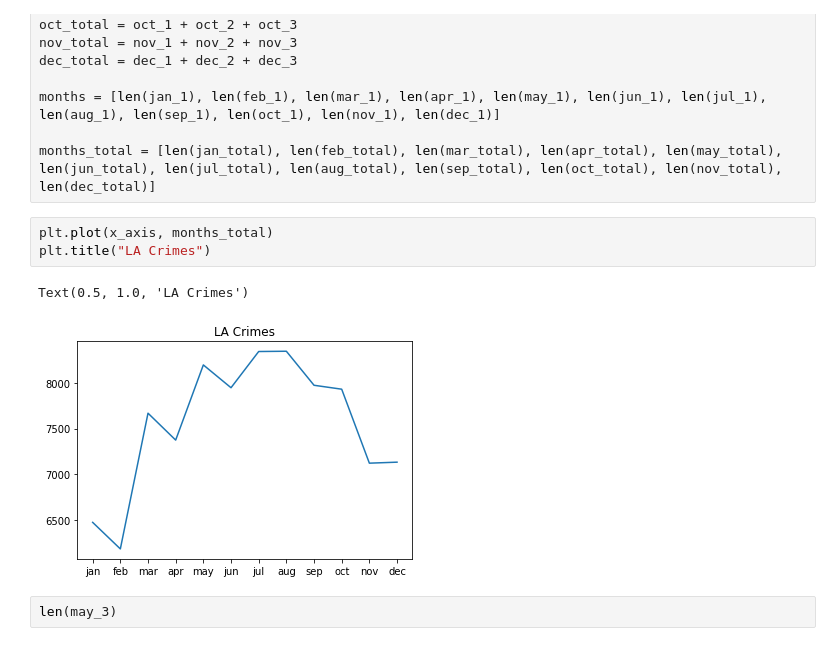
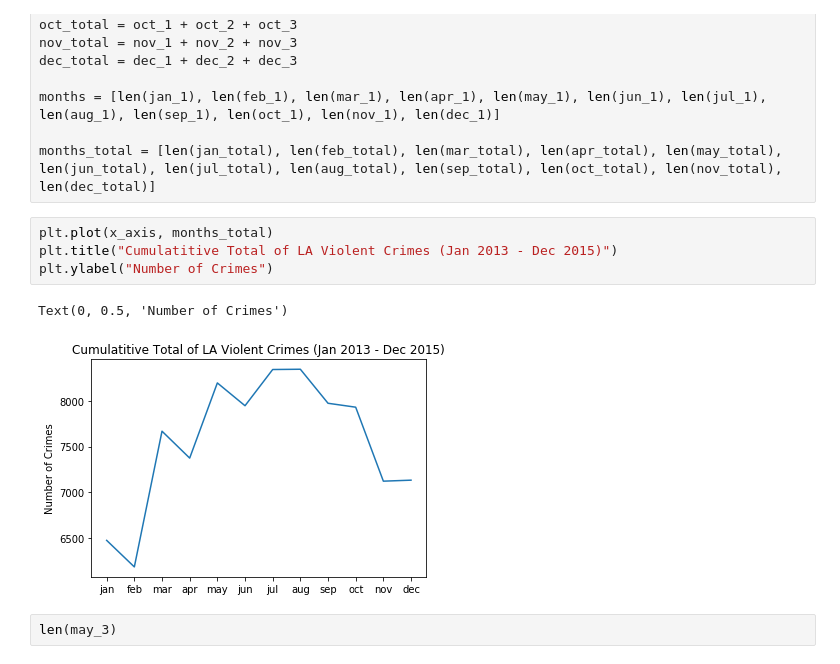
Before and after one commit to markmessick/nyc-crime-analysis, a Jupyter notebook: LA_stuff.ipynb, the cells around one changed output. Drawn from its saved outputs; the diff is of its cells as text.

```diff
--- a/LA_stuff.ipynb
+++ b/LA_stuff.ipynb
@@ -298,10 +291,11 @@ months = [len(jan_1), len(feb_1), len(mar_1), len(apr_1), len(may_1), len(jun_1)
 months_total = [len(jan_total), len(feb_total), len(mar_total), len(apr_total), len(may_total), len(jun_total), len(jul_total), len(aug_total), len(sep_total), len(oct_total), len(nov_total), len(dec_total)]
 # %%
 plt.plot(x_axis, months_total)
-plt.title("LA Crimes")
+plt.title("Cumulatitive Total of LA Violent Crimes (Jan 2013 - Dec 2015)")
+plt.ylabel("Number of Crimes")
 # %% [output]
-Text(0.5, 1.0, 'LA Crimes')
+Text(0, 0.5, 'Number of Crimes')
-[figure, old version]
+[figure, new version]
 # %%
 len(may_3)
 # %% [output]
```
Also changed, not shown: parts of 1 cell of this notebook, 3 other files.
